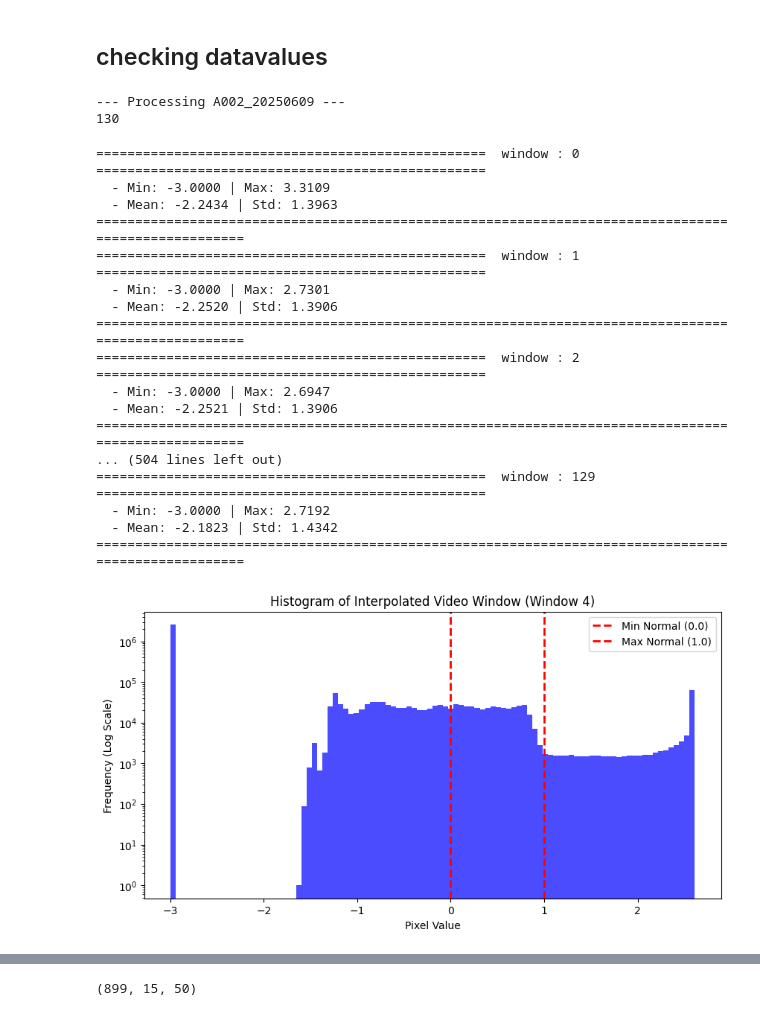
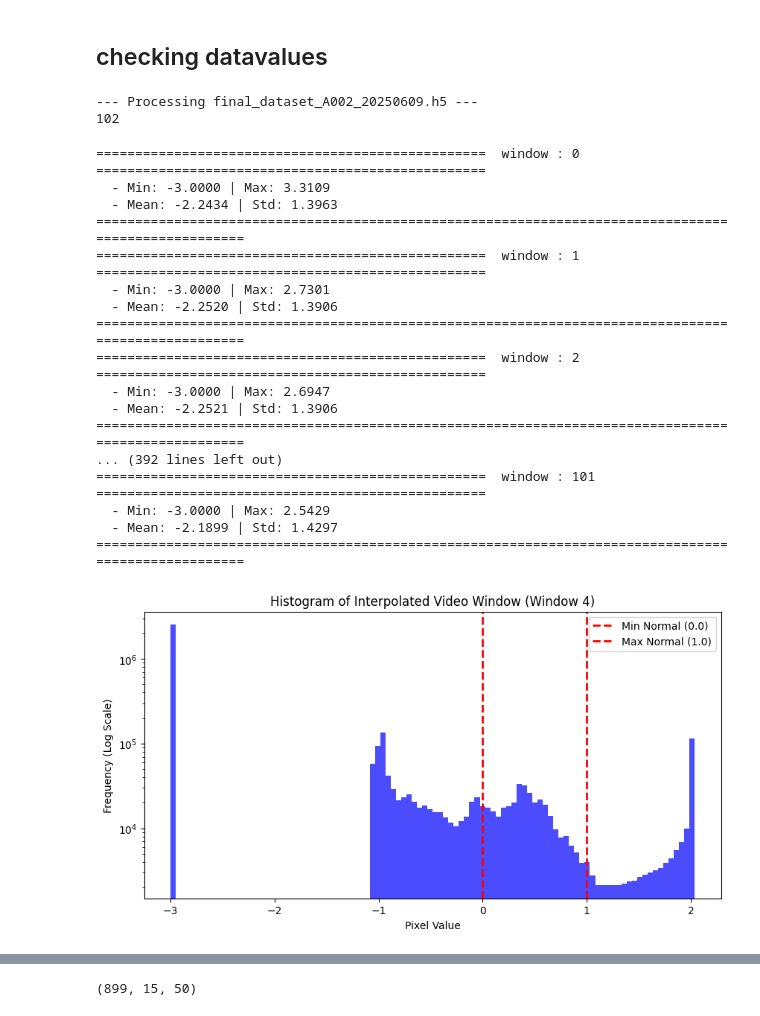
Before and after one commit to kkm2001-design/rppg, a Jupyter notebook: data/codes/deeplearning/make_data_for_ln.ipynb, the cells around one changed output, grey strips where cells are left out. Saved outputs shown, nothing was run; the diff lists cells and outputs as text; code cells hidden in the pictures.

Commit message:
physnet model added and make_data_without_outlier 수정 znom제외

```diff
--- a/data/codes/deeplearning/make_data_for_ln.ipynb
+++ b/data/codes/deeplearning/make_data_for_ln.ipynb
@@ -220,23 +189,11 @@ for subject_id, ppg_id in zip(people, people_ppg):
 # %% [markdown]
 ## checking datavalues
 # %%
-shift_frames = 400
-fs_video = 30.0
-fs_ppg = 500.0
-
-# --- 1. 설정 및 파라미터 ---
-people = ['A001_20250609', 'A002_20250609', 'A004_20250610', 'A005_20250611', 'A006_20250611',
-          'A007_20250612', 'A008_20250612', 'B001_20250623', 'B002_20250623', 'B003_20250624',
-          'B004_20250624', 'B005_20250625', 'B008_20250627', 'C001_20250701', 'C002_20250703', 'C003_20250702']
-
-people_ppg = sorted([k.replace('_20', '_') for k in people])
-
 preprocess_result_dir = '/nasdata4/2yhy/rPPG_code/rPPG_datasets/raw_data/CNA_members/KM_preprocess_data/preprocess_result'
 ppg_cut_dir = '/nasdata4/2yhy/rPPG_code/rPPG_datasets/raw_data/CNA_members/KM_preprocess_data/ppg_cut_final' # 실제 GT 경로로 수정 필요
-final_save_dir = '/nasdata4/2yhy/rPPG_code/rPPG_datasets/raw_data/CNA_members/KM_preprocess_data/data_for_dl' # 최종 저장 폴더 (미리 생성 필요)
+final_save_dir = '/nasdata4/2yhy/rPPG_code/rPPG_datasets/raw_data/CNA_members/KM_preprocess_data/data_without_outlier' # 최종 저장 폴더 (미리 생성 필요)
 
-os.makedirs(final_save_dir, exist_ok=True)
-
+people = sorted(os.listdir(final_save_dir))
 
 idx = 1
 
@@ -244,44 +201,21 @@ print(f"\n--- Processing {people[idx]} ---")
 
 
 # 1. 이전 단계에서 만든 H5 비디오 데이터 로드
-h5_video_path = os.path.join(preprocess_result_dir, f'registration_video_[{people[idx]}].h5')
+h5_video_path = os.path.join(final_save_dir, people[idx])
 with h5py.File(h5_video_path, 'r') as f_v:
-    video_data = f_v['nir_uv_data'][:]
-    sub_valid = f_v['valid_mask'][:]
+    video_data = f_v['video'][:]
 
-# 2. GT PPG CSV 로드 (이 경로는 실제 환경에 맞춰 수정해 주세요)
-gt_csv_path = os.path.join(ppg_cut_dir, f'{people_ppg[idx]}.csv')
-ppg_cut = pd.read_csv(gt_csv_path).values.flatten()
 
-# 3. 싱크 조절 (400프레임 지연 반영)
-ppg_shift_samples = int(round((shift_frames / fs_video) * fs_ppg))
-
-ppg_trimmed = ppg_cut[ppg_shift_samples:]
-video_trimmed = video_data[:-shift_frames]
-sub_valid_trimmed = sub_valid[:-shift_frames]
-
-# GT 다운샘플링
-ppg_downsampled = signal.resample(ppg_trimmed, len(video_trimmed))
-
-# 4. 윈도우 분할 및 보간
-valid_vid_list, valid_gt_list, discarded = process_video_and_gt_windows(
-    video_data=video_trimmed,
-    gt_ppg=ppg_downsampled,
-    sub_valid=sub_valid_trimmed,
-    window_size=900,
-    max_gap_threshold=30
-)
-
-print(len(valid_vid_list))
+print(len(video_data))
 # %% [output]
---- Processing A002_20250609 ---
-130
+--- Processing final_dataset_A002_20250609.h5 ---
+102
 # %%
 # interpolation이후 값체크
-for i in range(len(valid_vid_list)) :
+for i in range(len(video_data)) :
     print(f"{'='*50}  window : {i} {'='*50}" )
-    print(f"  - Min: {np.min(valid_vid_list[i]):.4f} | Max: {np.max(valid_vid_list[i]):.4f}")
-    print(f"  - Mean: {np.mean(valid_vid_list[i]):.4f} | Std: {np.std(valid_vid_list[i]):.4f}")
+    print(f"  - Min: {np.min(video_data[i]):.4f} | Max: {np.max(video_data[i]):.4f}")
+    print(f"  - Mean: {np.mean(video_data[i]):.4f} | Std: {np.std(video_data[i]):.4f}")
     print('='*100)
 # %% [output]
 ==================================================  window : 0 ==================================================
@@ -296,26 +230,26 @@ for i in range(len(valid_vid_list)) :
   - Min: -3.0000 | Max: 2.6947
   - Mean: -2.2521 | Std: 1.3906
 ====================================================================================================
-... (504 lines left out)
-==================================================  window : 129 ==================================================
-  - Min: -3.0000 | Max: 2.7192
-  - Mean: -2.1823 | Std: 1.4342
+... (392 lines left out)
+==================================================  window : 101 ==================================================
+  - Min: -3.0000 | Max: 2.5429
+  - Mean: -2.1899 | Std: 1.4297
 ====================================================================================================
 # %%
-rr = valid_vid_list[79]
+rr = video_data[79]
 plt.figure(figsize=(10, 5))
 # flatten()을 통해 1차원으로 펴서 전체 픽셀 값의 분포를 확인합니다.
 plt.hist(rr.flatten(), bins=100, color='blue', alpha=0.7)
 plt.axvline(0.0, color='red', linestyle='dashed', linewidth=2, label='Min Normal (0.0)')
 plt.axvline(1.0, color='red', linestyle='dashed', linewidth=2, label='Max Normal (1.0)')
 plt.title("Histogram of Interpolated Video Window (Window 4)")
 plt.xlabel("Pixel Value")
 plt.ylabel("Frequency (Log Scale)")
 plt.yscale('log')  # 대부분의 정상 값(0~1)에 가려 튀는 값이 안 보일 수 있으므로 y축을 로그 스케일로 설정
 plt.legend()
 plt.show()
 # %% [output]
-[figure, old version]
+[figure, new version]
 # %%
 # ==========================================
 # 2. 튀는 값(0 미만 또는 1 초과)의 위치 찾기
```
Also changed, not shown: parts of 3 cells of this notebook, 17 other files.
